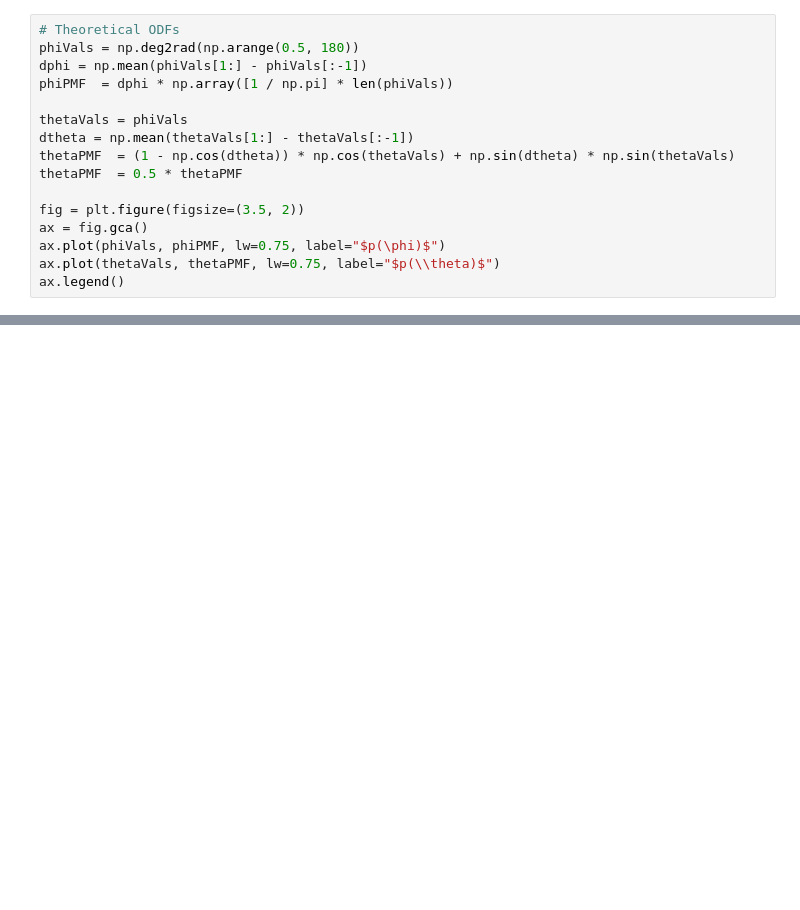
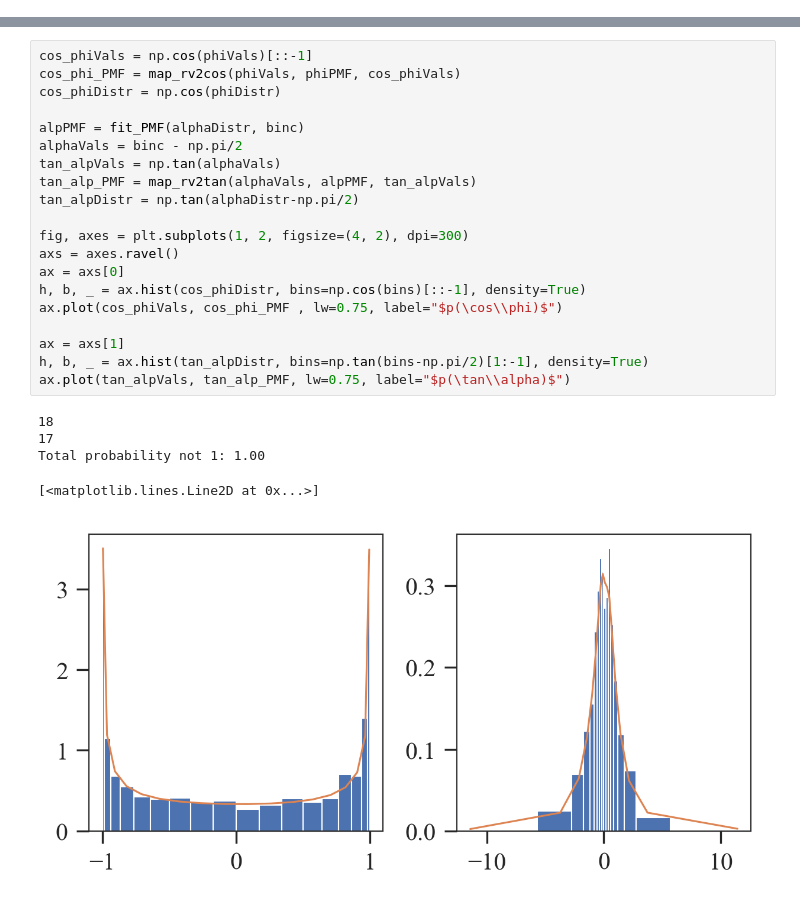
Before and after one commit to lakshmin121/Anisotropy_tensor, a Jupyter notebook: NB/Untitled1.ipynb, the cells around one changed output, grey strips where cells are left out. Saved outputs shown, nothing was run; the diff lists cells and outputs as text; blank space fills up the shorter version.

```diff
--- a/NB/Untitled1.ipynb
+++ b/NB/Untitled1.ipynb
@@ -78,16 +164,0 @@ findfont: Font family ['cursive'] not found. Falling back to DejaVu Sans.
-# %%
-# Theoretical ODFs
-phiVals = np.deg2rad(np.arange(0.5, 180))
-dphi = np.mean(phiVals[1:] - phiVals[:-1])
-phiPMF  = dphi * np.array([1 / np.pi] * len(phiVals))
-
-thetaVals = phiVals
-dtheta = np.mean(thetaVals[1:] - thetaVals[:-1])
-thetaPMF  = (1 - np.cos(dtheta)) * np.cos(thetaVals) + np.sin(dtheta) * np.sin(thetaVals)
-thetaPMF  = 0.5 * thetaPMF
-
-fig = plt.figure(figsize=(3.5, 2))
-ax = fig.gca()
-ax.plot(phiVals, phiPMF, lw=0.75, label="$p(\phi)$")
-ax.plot(thetaVals, thetaPMF, lw=0.75, label="$p(\\theta)$")
-ax.legend()
@@ -151,0 +238,26 @@ ax.plot(alphaVals[1:-1], map_rv2arctan(np.tan(alphaVals), alphaPMF, alphaVals)[1
+# %%
+cos_phiVals = np.cos(phiVals)[::-1]
+cos_phi_PMF = map_rv2cos(phiVals, phiPMF, cos_phiVals)
+cos_phiDistr = np.cos(phiDistr)
+
+alpPMF = fit_PMF(alphaDistr, binc)
+alphaVals = binc - np.pi/2
+tan_alpVals = np.tan(alphaVals)
+tan_alp_PMF = map_rv2tan(alphaVals, alpPMF, tan_alpVals)
+tan_alpDistr = np.tan(alphaDistr-np.pi/2)
+
+fig, axes = plt.subplots(1, 2, figsize=(4, 2), dpi=300)
+axs = axes.ravel()
+ax = axs[0]
+h, b, _ = ax.hist(cos_phiDistr, bins=np.cos(bins)[::-1], density=True)
+ax.plot(cos_phiVals, cos_phi_PMF , lw=0.75, label="$p(\cos\\phi)$")
+
+ax = axs[1]
+h, b, _ = ax.hist(tan_alpDistr, bins=np.tan(bins-np.pi/2)[1:-1], density=True)
+ax.plot(tan_alpVals, tan_alp_PMF, lw=0.75, label="$p(\tan\\alpha)$")
+# %% [output]
+18
+17
+Total probability not 1: 1.00
+[<matplotlib.lines.Line2D at 0x...>]
+[figure, added]
```
Also changed, not shown: parts of 16 cells of this notebook, 2 other files.
